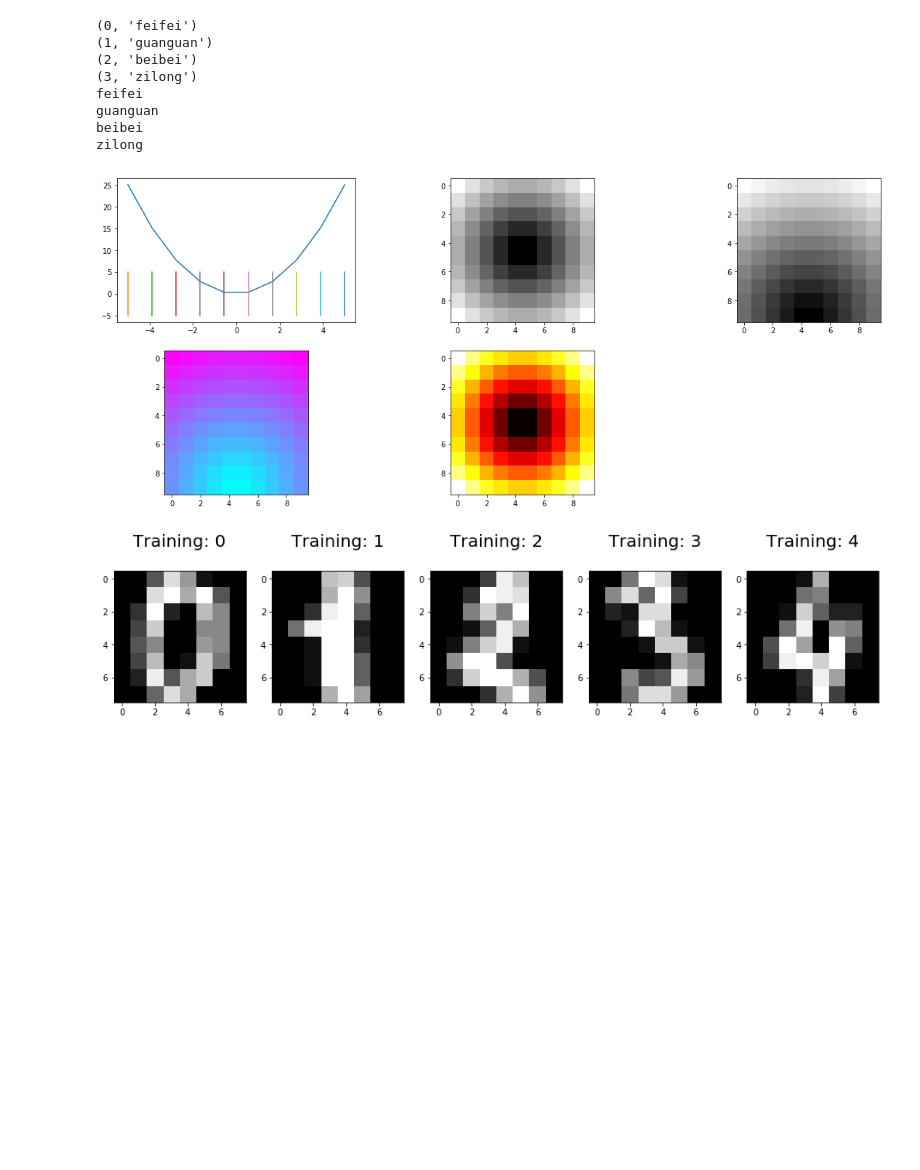
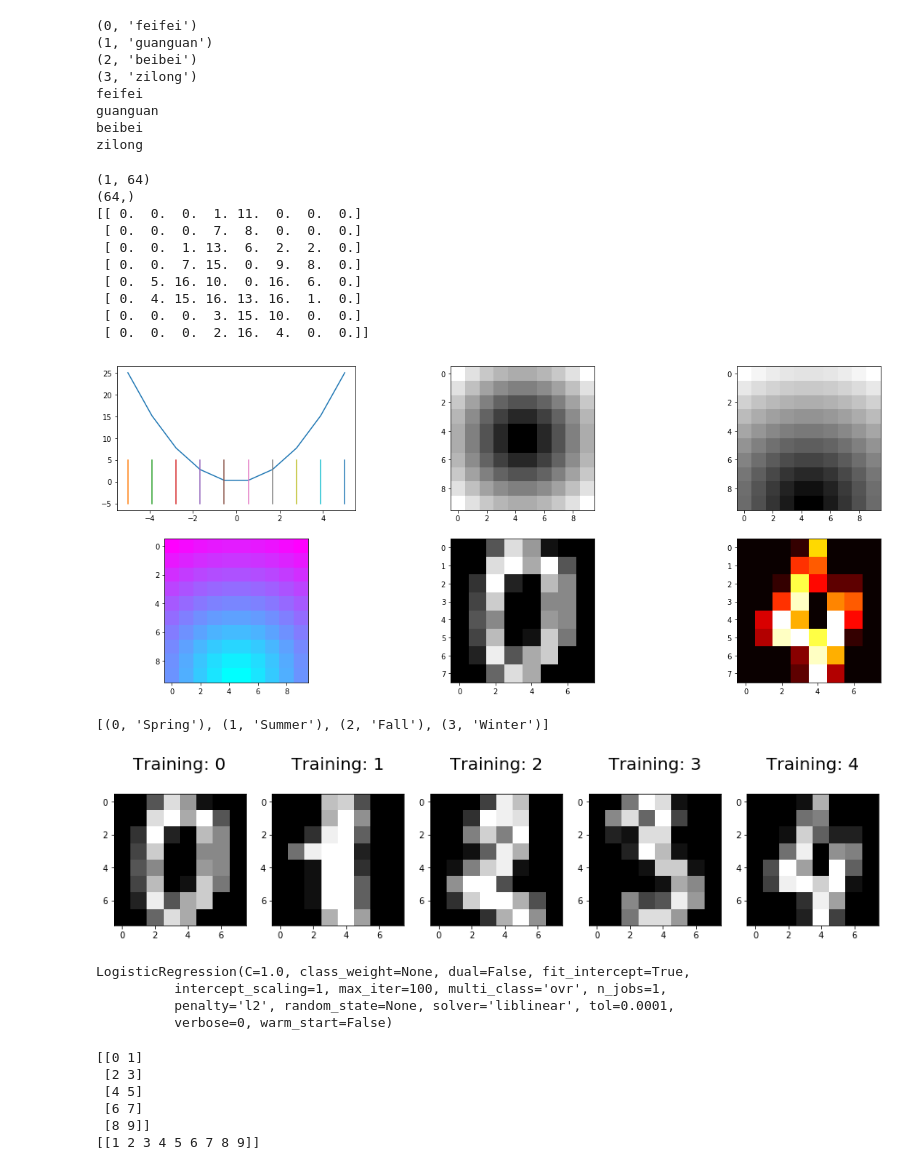
Before and after one commit to Aikyo/ML, a Jupyter notebook: Regression2_LogisticRegression/1.1 logisticregression.ipynb, the cells around one changed output. Cells and saved outputs as stored; diff of their text form; code cells hidden in the pictures; blank space fills up the shorter version.

```diff
--- a/Regression2_LogisticRegression/1.logistic regression.ipynb
+++ b/Regression2_LogisticRegression/1.1 logisticregression.ipynb
@@ -71,36 +71,60 @@ zilong
 # %%
 x = np.linspace(-5,5,10)
 x1 ,x2 = np.meshgrid(x,x)
 z = np.sqrt(x1**2 + x2**2)
 
 #
 figure = plt.figure(figsize=(20,8))
 ax = figure.add_subplot(231)
 ax.plot(x,x**2)
 
 
 ax = figure.add_subplot(231)
 ax.plot(x1,x2)
 
 ax = figure.add_subplot(233)
 ax.imshow(np.sqrt(x1**2 + (x2 -5)**2),cmap = plt.cm.gray)
 
 ax = figure.add_subplot(232)
 ax.imshow(z,cmap = plt.cm.gray)
 
 ax = figure.add_subplot(234)
 ax.imshow(np.sqrt(x1**2 + (x2 -5)**2),cmap = plt.cm.cool)
 
 ax = figure.add_subplot(235)
-ax.imshow(z,cmap = plt.cm.hot)
+data = digits.data[0:1]
+print(data.shape)
+ax.imshow(np.reshape(data,(8,8)),cmap = plt.cm.gray)
+
+ax = figure.add_subplot(236)
+data = digits.data[4]
+print(data.shape)
+ax.imshow(np.reshape(data,(8,8)),cmap = plt.cm.hot)
+
+print(np.reshape(data,(8,8)))
 
 plt.show()
 # %% [output]
+(1, 64)
+(64,)
+[[ 0.  0.  0.  1. 11.  0.  0.  0.]
+ [ 0.  0.  0.  7.  8.  0.  0.  0.]
+ [ 0.  0.  1. 13.  6.  2.  2.  0.]
+ [ 0.  0.  7. 15.  0.  9.  8.  0.]
+ [ 0.  5. 16. 10.  0. 16.  6.  0.]
+ [ 0.  4. 15. 16. 13. 16.  1.  0.]
+ [ 0.  0.  0.  3. 15. 10.  0.  0.]
+ [ 0.  0.  0.  2. 16.  4.  0.  0.]]
-[figure, old version]
+[figure, new version]
 # %%
 #zip work like a zip on two sequence
 # zip() in conjunction with the * operator can be used to unzip a list:
 
+#enumerate :Return an enumerate object. iterable must be a sequence, an iterator, or some other object which
+#supports iteration. The __next__() method of the iterator returned by enumerate() returns a tuple containing a
+#count (from start which defaults to 0) and the values obtained from iterating over iterable.
+seasons = ['Spring', 'Summer', 'Fall', 'Winter']
+print(list(enumerate(seasons)))
 
 
 plt.figure(figsize=(16,3))
@@ -109,4 +133,5 @@ for index, (image, label) in enumerate(zip(digits.data[0:5], digits.target[0:5])
     plt.imshow(np.reshape(image, (8,8)), cmap=plt.cm.gray)
     plt.title('Training: %i\n' % label, fontsize = 20)
 # %% [output]
+[(0, 'Spring'), (1, 'Summer'), (2, 'Fall'), (3, 'Winter')]
 [figure]
@@ -112,0 +147,21 @@ for index, (image, label) in enumerate(zip(digits.data[0:5], digits.target[0:5])
+# %%
+# step2 : Trainning the model on the data , stored the information learned from the data.Model is learning the relationship between  digits and label
+logisticregression.fit(x_train,y_train)
+# %% [output]
+LogisticRegression(C=1.0, class_weight=None, dual=False, fit_intercept=True,
+          intercept_scaling=1, max_iter=100, multi_class='ovr', n_jobs=1,
+          penalty='l2', random_state=None, solver='liblinear', tol=0.0001,
+          verbose=0, warm_start=False)
+# %%
+# reshape(n,-1) 自动计算列
+b = np.array(range(1,10)).reshape(1,-1)
+a = np.arange(10).reshape(5,-1)
+print(a)
+print(b)
+# %% [output]
+[[0 1]
+ [2 3]
+ [4 5]
+ [6 7]
+ [8 9]]
+[[1 2 3 4 5 6 7 8 9]]
```
Also changed, not shown: parts of 3 cells of this notebook.
